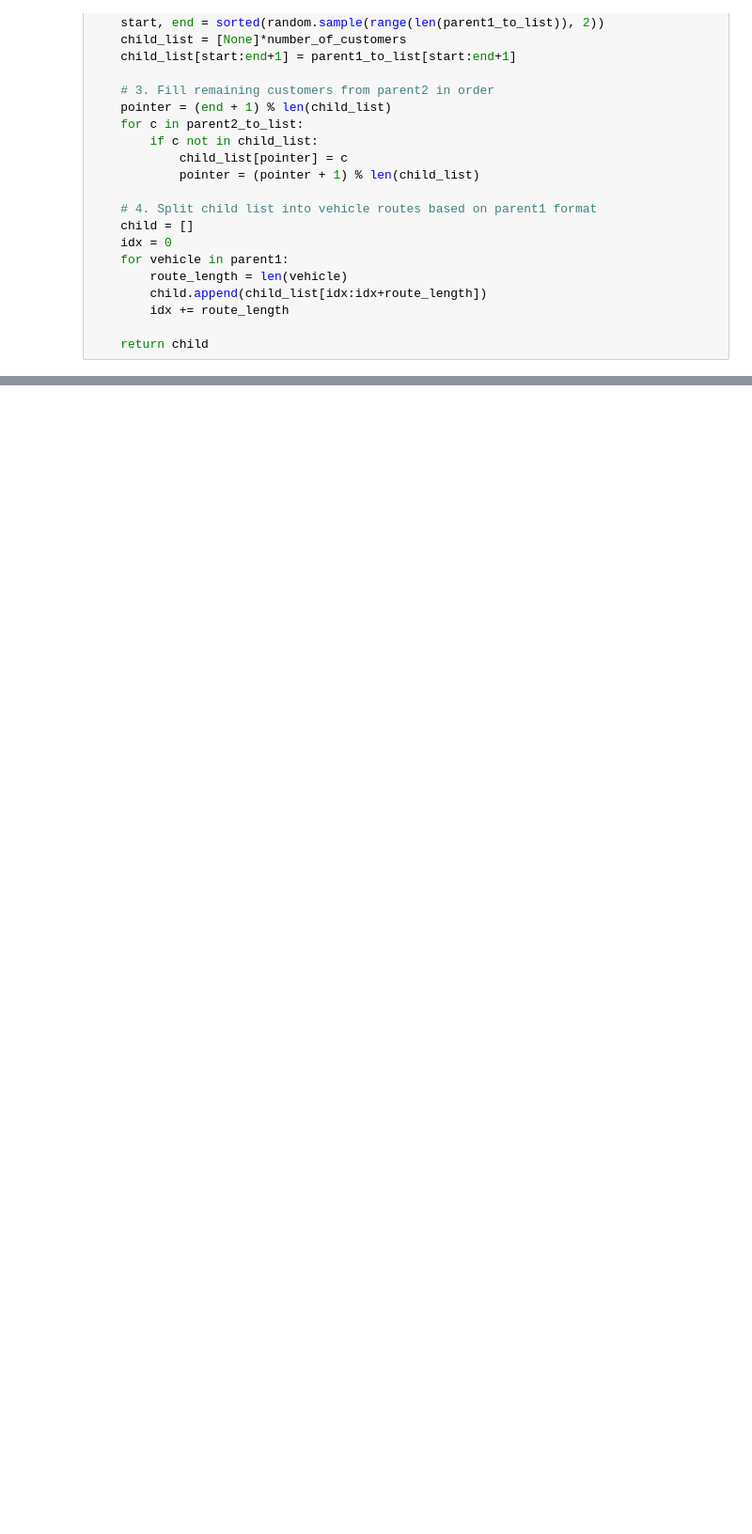
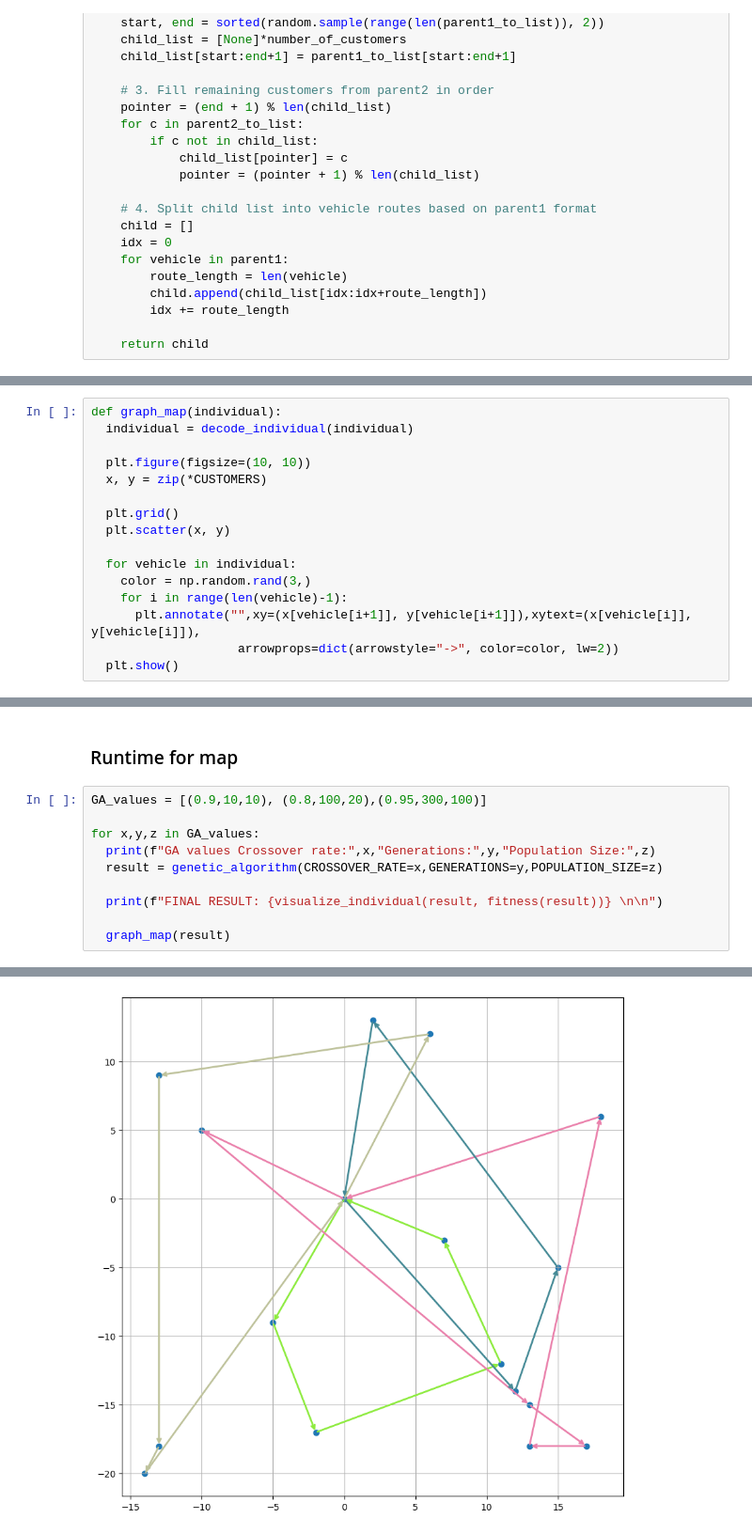
Before and after one commit to HamzaF02/EV_Assignmet-1, a Jupyter notebook: Assignment1.ipynb, the cells around one changed output, grey strips where cells are left out. Shown at 94% size. Cells and saved outputs as stored; diff of their text form; blank space fills up the shorter version.

Commit message:
Adding graphing, map sizes, and GA values

```diff
--- a/Assignment1.ipynb
+++ b/Assignment1.ipynb
@@ -134,3 +153,19 @@ def visualize_individual (individual,fitness):
   output+=f"Fitness score: {fitness}"
 
   return output
+# %%
+def graph_map(individual):
+  individual = decode_individual(individual)
+
+  plt.figure(figsize=(10, 10))
+  x, y = zip(*CUSTOMERS)
+
+  plt.grid()
+  plt.scatter(x, y)
+
+  for vehicle in individual:
+    color = np.random.rand(3,)
+    for i in range(len(vehicle)-1):
+      plt.annotate("",xy=(x[vehicle[i+1]], y[vehicle[i+1]]),xytext=(x[vehicle[i]], y[vehicle[i]]),
+                    arrowprops=dict(arrowstyle="->", color=color, lw=2))
+  plt.show()
@@ -225,0 +231,13 @@ Fitness score: 0.0031702484909830755
+# %% [markdown]
+### Runtime for map
+# %%
+GA_values = [(0.9,10,10), (0.8,100,20),(0.95,300,100)]
+
+for x,y,z in GA_values:
+  print(f"GA values Crossover rate:",x,"Generations:",y,"Population Size:",z)
+  result = genetic_algorithm(CROSSOVER_RATE=x,GENERATIONS=y,POPULATION_SIZE=z)
+
+  print(f"FINAL RESULT: {visualize_individual(result, fitness(result))} \n\n")
+
+  graph_map(result)
+# %% [output]
@@ -225,0 +252 @@ Fitness score: 0.0031702484909830755
+[figure, added]
```
Also changed, not shown: parts of 23 cells of this notebook.
